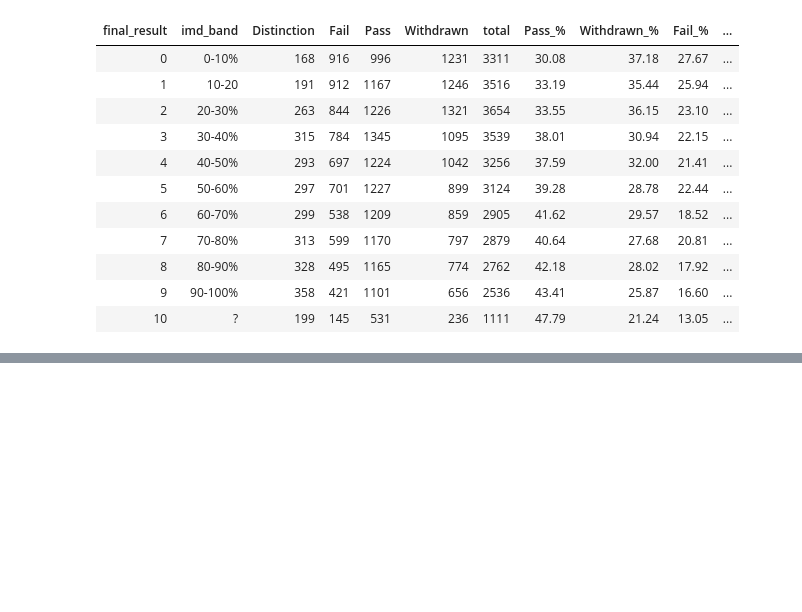
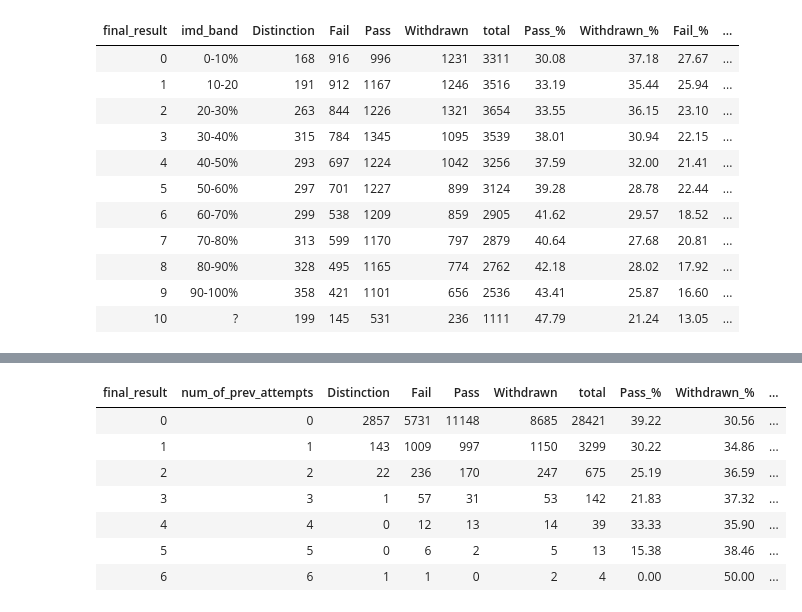
Before and after one commit to rayansami/behaviour-analysis, a Jupyter notebook: Analyzing_Open_University_Learning_Analytics_Dataset.ipynb, the cells around one changed output, grey strips where cells are left out. Drawn from its saved outputs; the diff is of its cells as text; code cells hidden in the pictures; blank space fills up the shorter version.

```diff
--- a/Analyzing_Open_University_Learning_Analytics_Dataset.ipynb
+++ b/Analyzing_Open_University_Learning_Analytics_Dataset.ipynb
@@ -211,0 +245,12 @@ tabel(colname, 'final_result', student_info)
+# %%
+colname = 'num_of_prev_attempts'
+tabel(colname, 'final_result', student_info)
+# %% [output]
+| final_result | num_of_prev_attempts | Distinction | Fail | Pass | Withdrawn | total | Pass_% | Withdrawn_% | ... |
+| 0 | 0 | 2857 | 5731 | 11148 | 8685 | 28421 | 39.22 | 30.56 | ... |
+| 1 | 1 | 143 | 1009 | 997 | 1150 | 3299 | 30.22 | 34.86 | ... |
+| 2 | 2 | 22 | 236 | 170 | 247 | 675 | 25.19 | 36.59 | ... |
+| 3 | 3 | 1 | 57 | 31 | 53 | 142 | 21.83 | 37.32 | ... |
+| 4 | 4 | 0 | 12 | 13 | 14 | 39 | 33.33 | 35.90 | ... |
+| 5 | 5 | 0 | 6 | 2 | 5 | 13 | 15.38 | 38.46 | ... |
+| 6 | 6 | 1 | 1 | 0 | 2 | 4 | 0.00 | 50.00 | ... |
```
Also changed, not shown: parts of 4 cells of this notebook.
